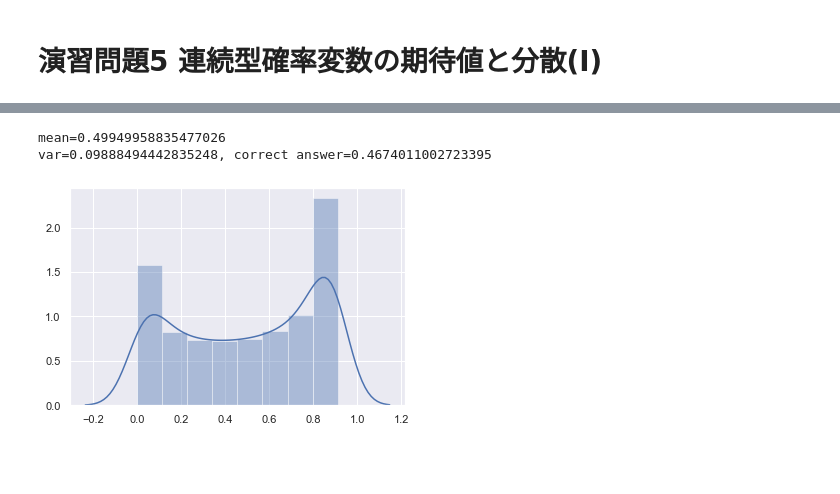
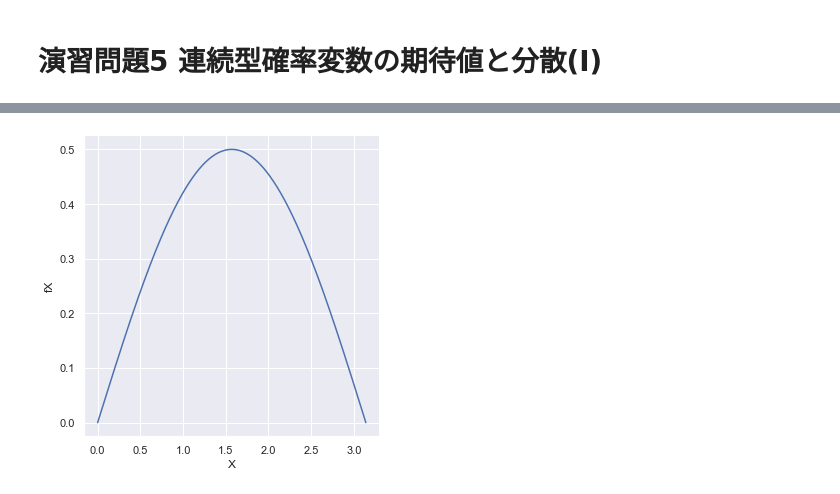
Before and after one commit to RTstudy/StatisticsStudy, a Jupyter notebook: exercise_05/exercise_05-1_matsudo840.ipynb, the cells around one changed output, grey strips where cells are left out. Cells and saved outputs as stored; diff of their text form; code cells hidden in the pictures; blank space fills up the shorter version.

```diff
--- a/exercise_05/exercise_05-1_matsudo840.ipynb
+++ b/exercise_05/exercise_05-1_matsudo840.ipynb
@@ -35,13 +28,5 @@ sns.distplot(fx);
-# %%
-Y = X*fx
-meanY = np.mean(Y)
-varY = np.var(Y)
-print('mean={}'.format(meanY))
-print('var={}, correct answer={}'.format(varY, math.pi**2/4-2))
-# %% [output]
-mean=0.49949958835477026
-var=0.09888494442835248, correct answer=0.4674011002723395
-# %%
-sns.distplot(Y);
-# %% [output]
-[figure, removed]
+# %%
+df['fX'] = df['X'].map(f)
+sns.relplot(x='X', y='fX', kind='line', data=df);
+# %% [output]
+[figure, added]
```
Also changed, not shown: parts of 7 cells of this notebook.
